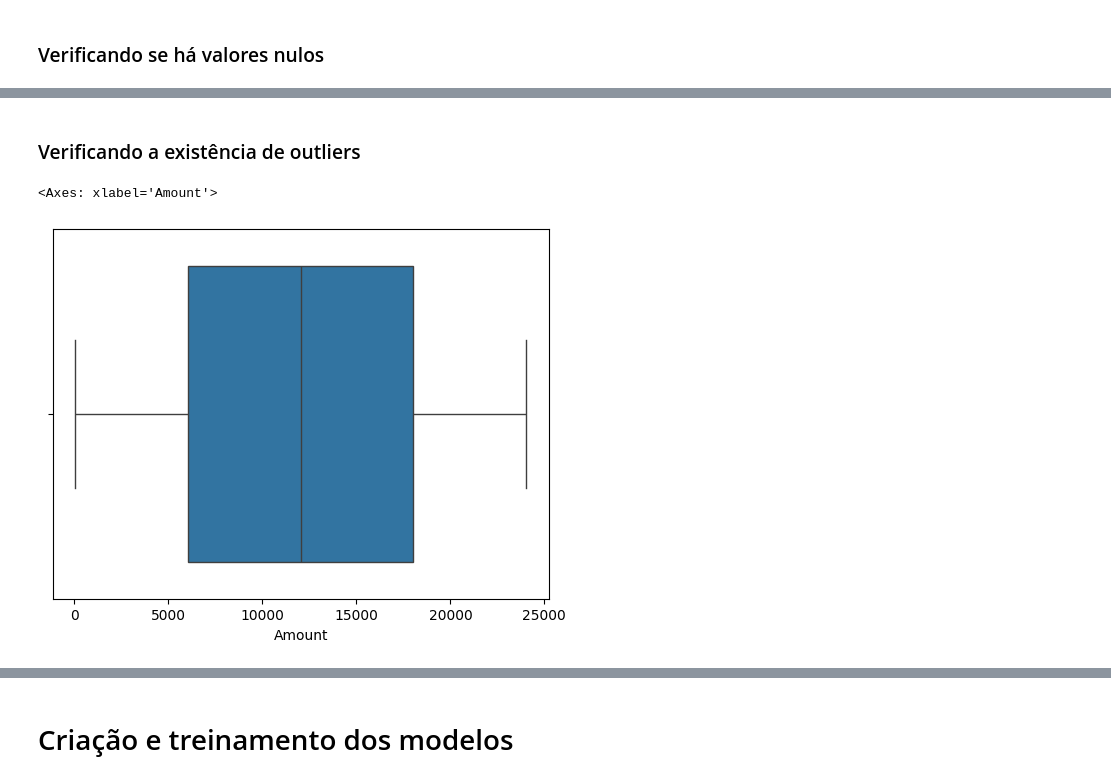
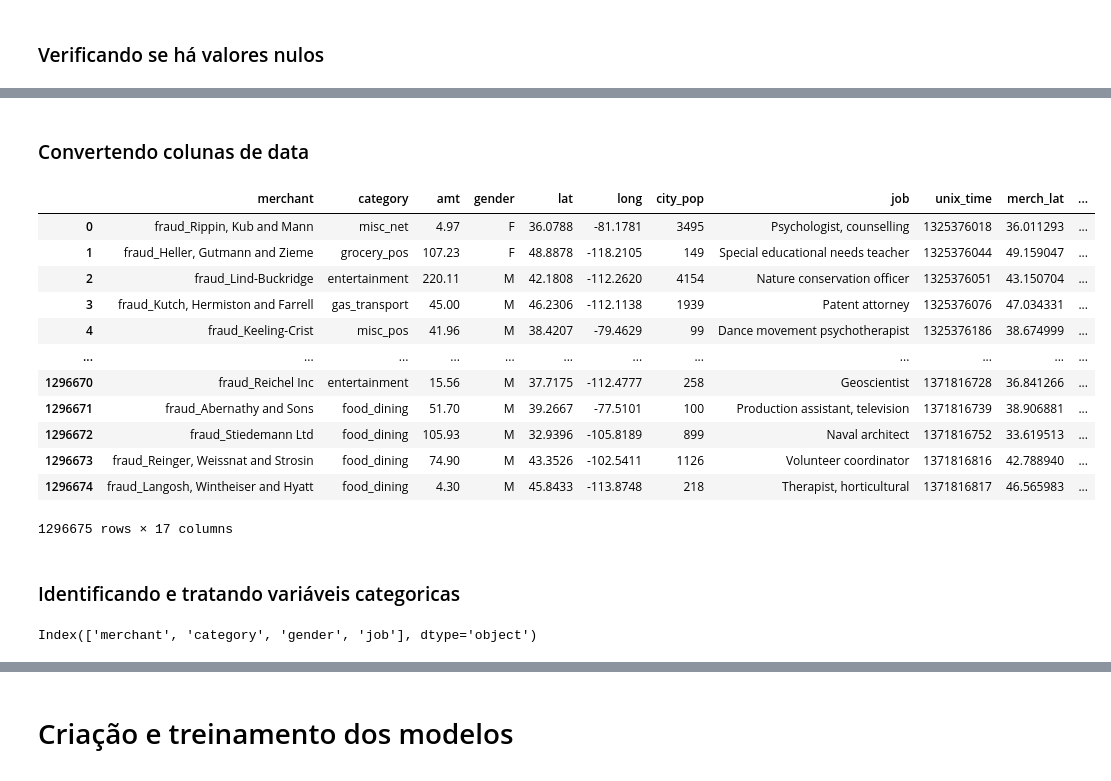
Before and after one commit to jlsm2/deeplearning, a Jupyter notebook: cc_fraud_detection.ipynb, the cells around one changed output, grey strips where cells are left out. Saved outputs shown, nothing was run; the diff lists cells and outputs as text; code cells hidden in the pictures.

```diff
--- a/cc_fraud_detection.ipynb
+++ b/cc_fraud_detection.ipynb
@@ -60,0 +32,5 @@ df
+# %%
+dfTrain = pd.read_csv("fraudTrain.csv")
+dfTest = pd.read_csv("fraudTest.csv")
+
+dfTrain
@@ -82,3 +74,6 @@ df
+# %%
+dfTrain = dfTrain.drop(columns=["Unnamed: 0", "cc_num", "first", "last", "street", "city", "state", "zip", "dob", "trans_num"])
+dfTest = dfTest.drop(columns=["Unnamed: 0", "cc_num", "first", "last", "street", "city", "state", "zip", "dob", "trans_num"])
 # %% [markdown]
 ### Verificando se há valores nulos
 # %%
@@ -103,9 +99,49 @@ Class     0
 dtype: int64
-# %% [markdown]
-### Verificando a existência de outliers
-# %%
-sns.boxplot(x=df["Amount"])
-# nesse caso, não há outliers no dataset que irão interferir no treinamento do modelo
-# %% [output]
-<Axes: xlabel='Amount'>
-[figure, removed]
+# %% [markdown]
+### Convertendo colunas de data
+# %%
+# train dataframe
+dfTrain["trans_date_trans_time"] = pd.to_datetime(dfTrain["trans_date_trans_time"])
+
+dfTrain["year"] = dfTrain["trans_date_trans_time"].dt.year
+dfTrain["month"] = dfTrain["trans_date_trans_time"].dt.month
+dfTrain["day"] = dfTrain["trans_date_trans_time"].dt.day
+dfTrain["day_of_week"] = dfTrain["trans_date_trans_time"].dt.dayofweek
+dfTrain["hour"] = dfTrain["trans_date_trans_time"].dt.hour
+
+dfTrain.drop(columns=["trans_date_trans_time"], inplace=True)
+
+# test dataframe
+dfTest["trans_date_trans_time"] = pd.to_datetime(dfTest["trans_date_trans_time"])
+
+dfTest["year"] = dfTest["trans_date_trans_time"].dt.year
+dfTest["month"] = dfTest["trans_date_trans_time"].dt.month
+dfTest["day"] = dfTest["trans_date_trans_time"].dt.day
+dfTest["day_of_week"] = dfTest["trans_date_trans_time"].dt.dayofweek
+dfTest["hour"] = dfTest["trans_date_trans_time"].dt.hour
+
+dfTest.drop(columns=["trans_date_trans_time"], inplace=True)
+
+
+dfTrain
+# %% [output]
+|  | merchant | category | amt | gender | lat | long | city_pop | job | unix_time | merch_lat | ... |
+| 0 | fraud_Rippin, Kub and Mann | misc_net | 4.97 | F | 36.0788 | -81.1781 | 3495 | Psychologist, counselling | 1325376018 | 36.011293 | ... |
+| 1 | fraud_Heller, Gutmann and Zieme | grocery_pos | 107.23 | F | 48.8878 | -118.2105 | 149 | Special educational needs teacher | 1325376044 | 49.159047 | ... |
+| 2 | fraud_Lind-Buckridge | entertainment | 220.11 | M | 42.1808 | -112.2620 | 4154 | Nature conservation officer | 1325376051 | 43.150704 | ... |
+| 3 | fraud_Kutch, Hermiston and Farrell | gas_transport | 45.00 | M | 46.2306 | -112.1138 | 1939 | Patent attorney | 1325376076 | 47.034331 | ... |
+| 4 | fraud_Keeling-Crist | misc_pos | 41.96 | M | 38.4207 | -79.4629 | 99 | Dance movement psychotherapist | 1325376186 | 38.674999 | ... |
+| ... | ... | ... | ... | ... | ... | ... | ... | ... | ... | ... | ... |
+| 1296670 | fraud_Reichel Inc | entertainment | 15.56 | M | 37.7175 | -112.4777 | 258 | Geoscientist | 1371816728 | 36.841266 | ... |
+| 1296671 | fraud_Abernathy and Sons | food_dining | 51.70 | M | 39.2667 | -77.5101 | 100 | Production assistant, television | 1371816739 | 38.906881 | ... |
+| 1296672 | fraud_Stiedemann Ltd | food_dining | 105.93 | M | 32.9396 | -105.8189 | 899 | Naval architect | 1371816752 | 33.619513 | ... |
+| 1296673 | fraud_Reinger, Weissnat and Strosin | food_dining | 74.90 | M | 43.3526 | -102.5411 | 1126 | Volunteer coordinator | 1371816816 | 42.788940 | ... |
+| 1296674 | fraud_Langosh, Wintheiser and Hyatt | food_dining | 4.30 | M | 45.8433 | -113.8748 | 218 | Therapist, horticultural | 1371816817 | 46.565983 | ... |
+1296675 rows × 17 columns
+# %% [markdown]
+### Identificando e tratando variáveis categoricas
+# %%
+categorical_cols = dfTrain.select_dtypes(include=["object", "category"]).columns
+print(categorical_cols)
+# %% [output]
+Index(['merchant', 'category', 'gender', 'job'], dtype='object')
```
Also changed, not shown: parts of 30 cells of this notebook.
